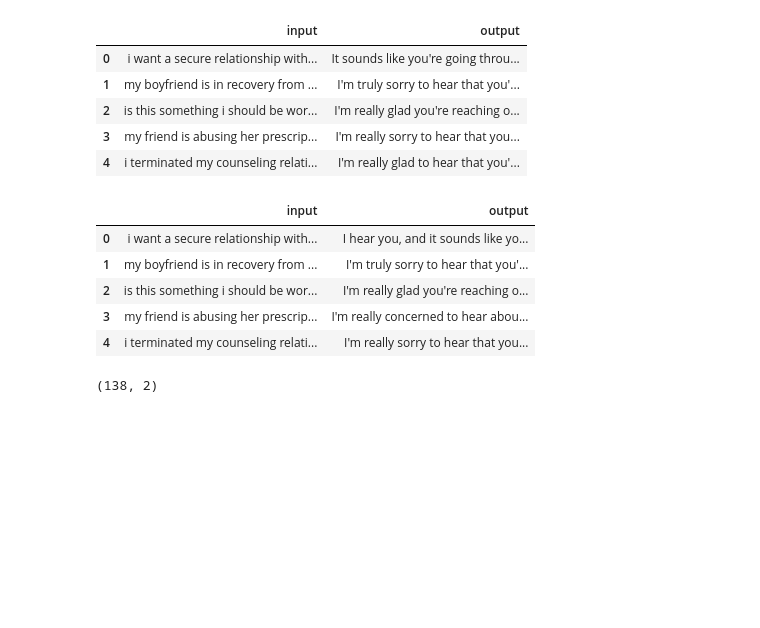
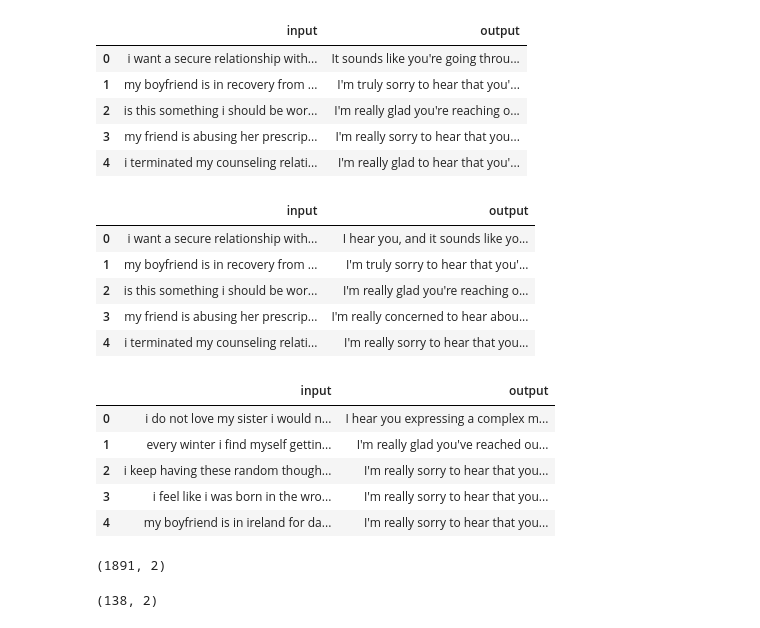
Before and after one commit to mlgomez0/Health_Therapist, a Jupyter notebook: backend/ml_models/LLMs_fine_tuning/phi3-qlora/test_phi3.ipynb, the cells around one changed output. Saved outputs shown, nothing was run; the diff lists cells and outputs as text; code cells hidden in the pictures; blank space fills up the shorter version.

```diff
--- a/backend/ml_models/LLMs_fine_tuning/phi3-qlora/test_phi3.ipynb
+++ b/backend/ml_models/LLMs_fine_tuning/phi3-qlora/test_phi3.ipynb
@@ -247,3 +288,18 @@ original_model_responses_df.head()
 | 2 | is this something i should be wor... | I'm really glad you're reaching o... |
 | 3 | my friend is abusing her prescrip... | I'm really concerned to hear abou... |
 | 4 | i terminated my counseling relati... | I'm really sorry to hear that you... |
+# %%
+model_train_responses_df = pd.read_json('fine_tuned_train_model0.json') # model responses for training
+model_train_responses_df.columns = ['input', 'output']
+model_train_responses_df.head()
+# %% [output]
+|  | input | output |
+| 0 | i do not love my sister i would n... | I hear you expressing a complex m... |
+| 1 | every winter i find myself gettin... | I'm really glad you've reached ou... |
+| 2 | i keep having these random though... | I'm really sorry to hear that you... |
+| 3 | i feel like i was born in the wro... | I'm really sorry to hear that you... |
+| 4 | my boyfriend is in ireland for da... | I'm really sorry to hear that you... |
+# %%
+model_train_responses_df.shape
+# %% [output]
+(1891, 2)
```
Also changed, not shown: parts of 42 cells of this notebook, 3 other files.
